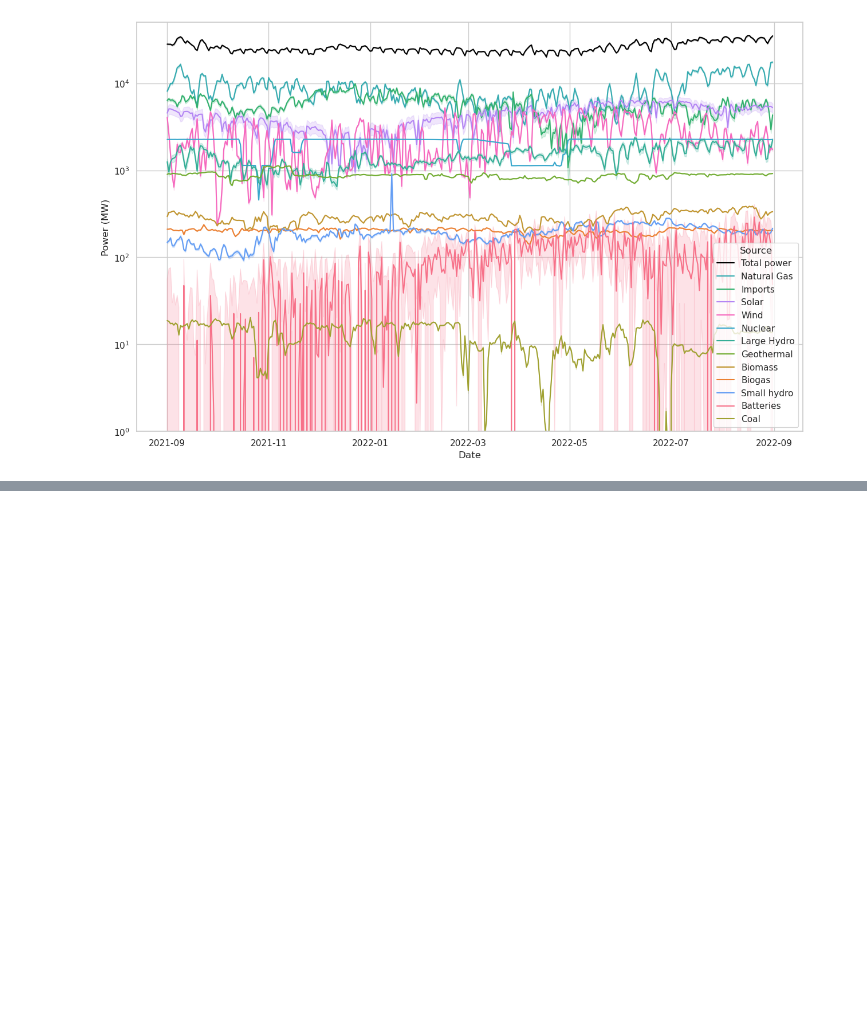
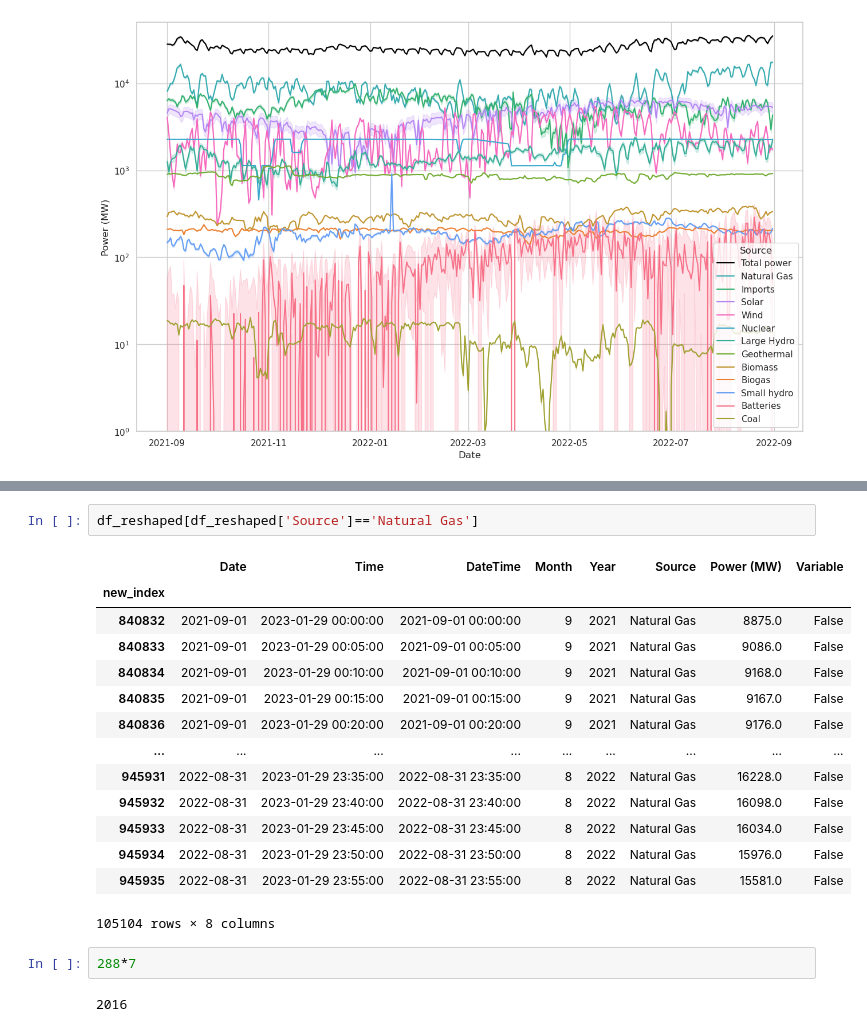
Before and after one commit to buuck/CAISO_renewable_energy, a Jupyter notebook: CAISO_analysis.ipynb, the cells around one changed output, grey strips where cells are left out. Drawn from its saved outputs; the diff is of its cells as text; blank space fills up the shorter version.

```diff
--- a/CAISO_analysis.ipynb
+++ b/CAISO_analysis.ipynb
@@ -88,0 +106,21 @@ plt.show()
+# %%
+df_reshaped[df_reshaped['Source']=='Natural Gas']
+# %% [output]
+|  | Date | Time | DateTime | Month | Year | Source | Power (MW) | Variable |
+| new_index |  |  |  |  |  |  |  |  |
+| 840832 | 2021-09-01 | 2023-01-29 00:00:00 | 2021-09-01 00:00:00 | 9 | 2021 | Natural Gas | 8875.0 | False |
+| 840833 | 2021-09-01 | 2023-01-29 00:05:00 | 2021-09-01 00:05:00 | 9 | 2021 | Natural Gas | 9086.0 | False |
+| 840834 | 2021-09-01 | 2023-01-29 00:10:00 | 2021-09-01 00:10:00 | 9 | 2021 | Natural Gas | 9168.0 | False |
+| 840835 | 2021-09-01 | 2023-01-29 00:15:00 | 2021-09-01 00:15:00 | 9 | 2021 | Natural Gas | 9167.0 | False |
+| 840836 | 2021-09-01 | 2023-01-29 00:20:00 | 2021-09-01 00:20:00 | 9 | 2021 | Natural Gas | 9176.0 | False |
+| ... | ... | ... | ... | ... | ... | ... | ... | ... |
+| 945931 | 2022-08-31 | 2023-01-29 23:35:00 | 2022-08-31 23:35:00 | 8 | 2022 | Natural Gas | 16228.0 | False |
+| 945932 | 2022-08-31 | 2023-01-29 23:40:00 | 2022-08-31 23:40:00 | 8 | 2022 | Natural Gas | 16098.0 | False |
+| 945933 | 2022-08-31 | 2023-01-29 23:45:00 | 2022-08-31 23:45:00 | 8 | 2022 | Natural Gas | 16034.0 | False |
+| 945934 | 2022-08-31 | 2023-01-29 23:50:00 | 2022-08-31 23:50:00 | 8 | 2022 | Natural Gas | 15976.0 | False |
+| 945935 | 2022-08-31 | 2023-01-29 23:55:00 | 2022-08-31 23:55:00 | 8 | 2022 | Natural Gas | 15581.0 | False |
+105104 rows × 8 columns
+# %%
+288*7
+# %% [output]
+2016
```
Also changed, not shown: parts of 8 cells of this notebook.
